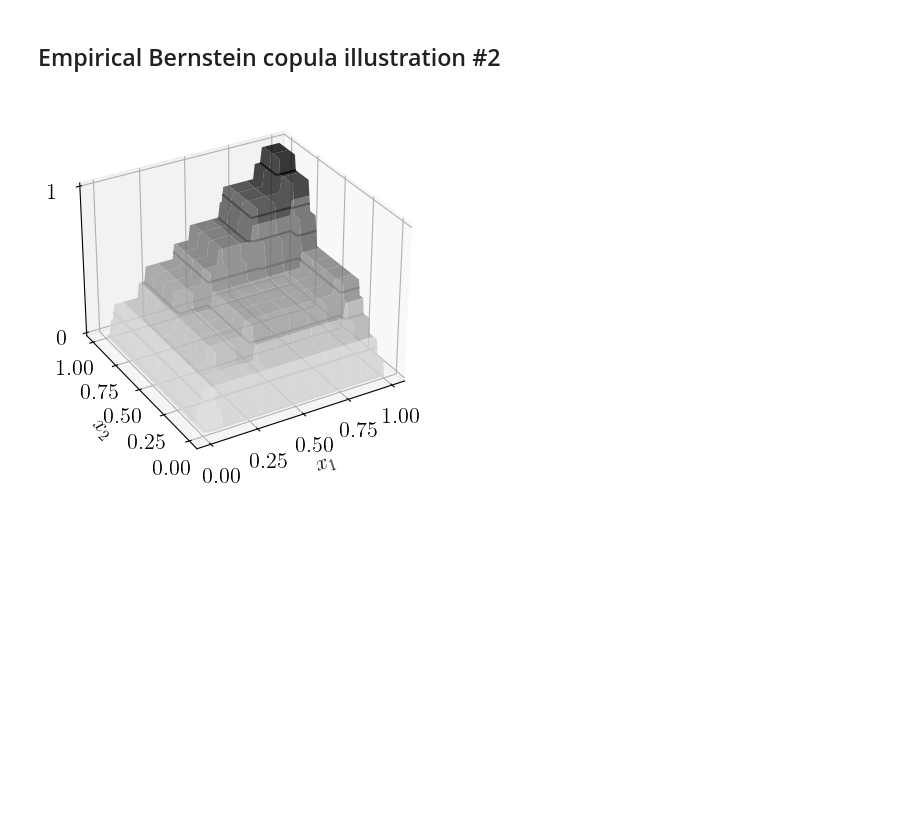
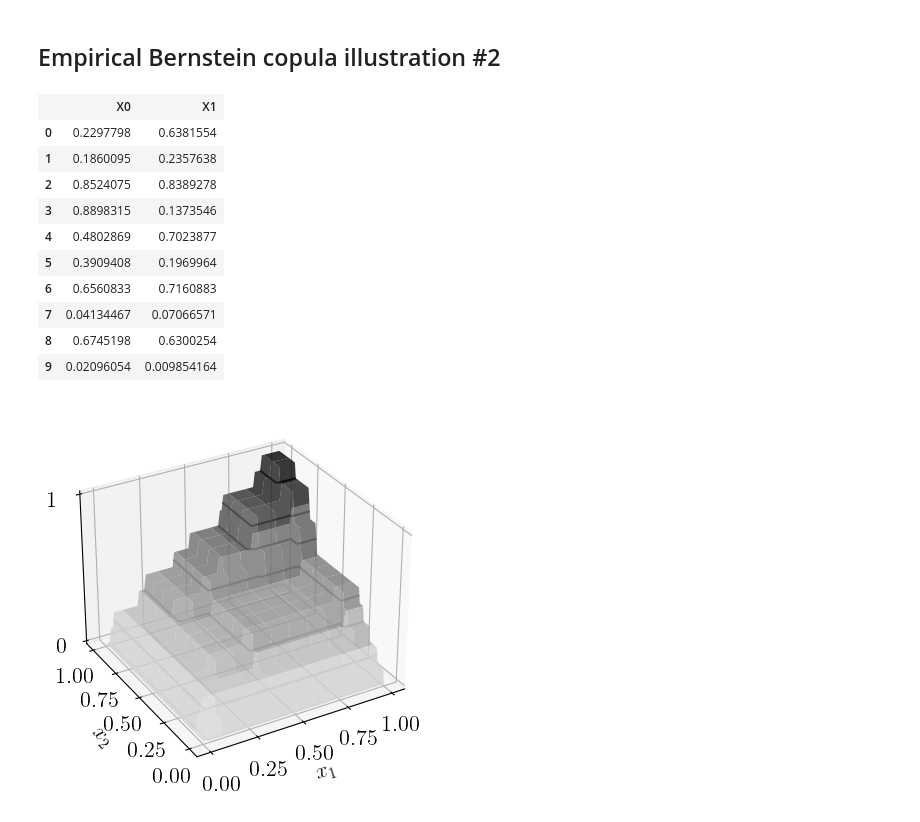
Before and after one commit to efekhari27/thesis, a Jupyter notebook: numerical_experiments/chapter3/bernstein_copula.ipynb, the cells around one changed output. Saved outputs shown, nothing was run; the diff lists cells and outputs as text; code cells hidden in the pictures; blank space fills up the shorter version.

```diff
--- a/numerical_experiments/chapter3/bernstein_copula.ipynb
+++ b/numerical_experiments/chapter3/bernstein_copula.ipynb
@@ -103,4 +103,22 @@ ax.set_yticks([0.0] + y_points + [1.0]);
 [figure]
 # %% [markdown]
 ## Empirical Bernstein copula illustration #2
+# %%
+n = 10
+ot.RandomGenerator.SetSeed(3)
+copula = ot.ClaytonCopula(2.5)
+copula_sample = copula.getSample(n)
+copula_sample
+# %% [output]
+|  | X0 | X1 |
+| 0 | 0.2297798 | 0.6381554 |
+| 1 | 0.1860095 | 0.2357638 |
+| 2 | 0.8524075 | 0.8389278 |
+| 3 | 0.8898315 | 0.1373546 |
+| 4 | 0.4802869 | 0.7023877 |
+| 5 | 0.3909408 | 0.1969964 |
+| 6 | 0.6560833 | 0.7160883 |
+| 7 | 0.04134467 | 0.07066571 |
+| 8 | 0.6745198 | 0.6300254 |
+| 9 | 0.02096054 | 0.009854164 |
 # %%
```
Also changed, not shown: parts of 1 cell of this notebook, 54 other files.
